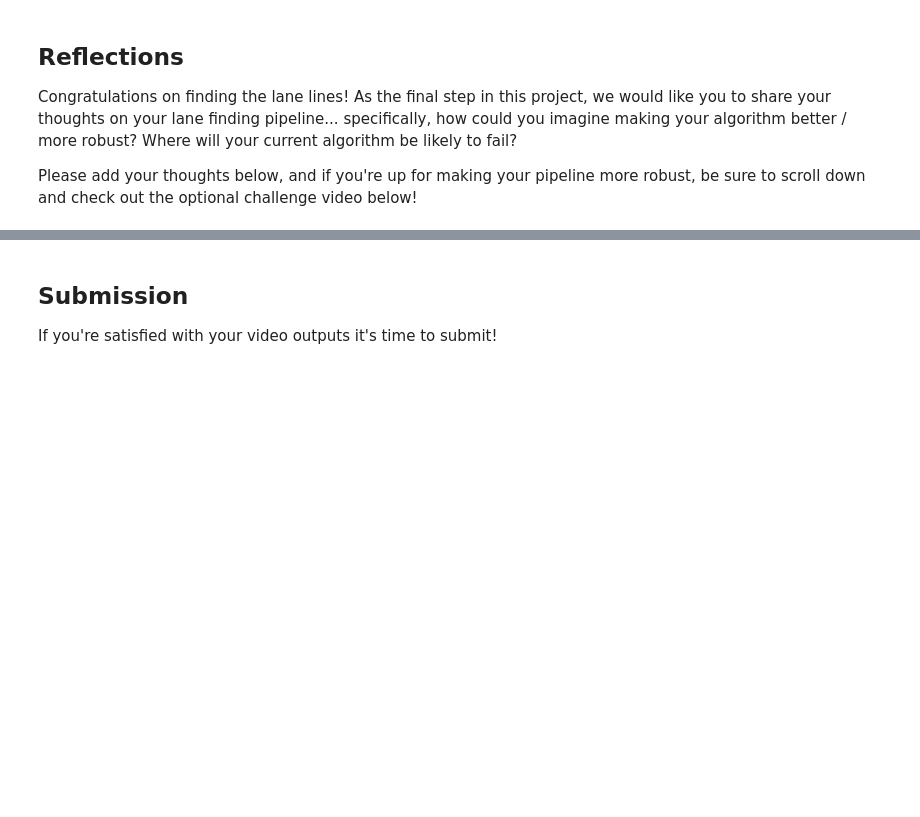
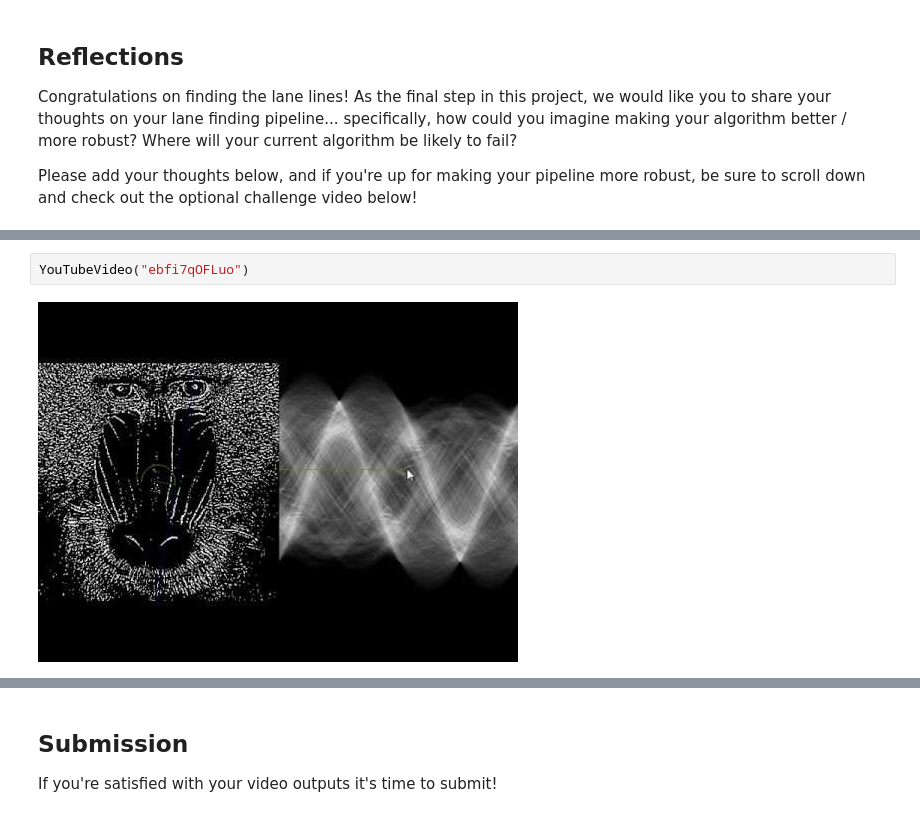
Before and after one commit to almostimplemented/CarND-LaneLines-P1, a Jupyter notebook: P1.ipynb, the cells around one changed output, grey strips where cells are left out. Drawn from its saved outputs; the diff is of its cells as text; blank space fills up the shorter version.

```diff
--- a/P1.ipynb
+++ b/P1.ipynb
@@ -337,0 +335,4 @@ Please add your thoughts below,  and if you're up for making your pipeline more
+# %%
+YouTubeVideo("ebfi7qOFLuo")
+# %% [output]
+[figure, added]
```
Also changed, not shown: parts of 11 cells of this notebook, 3 other files.
